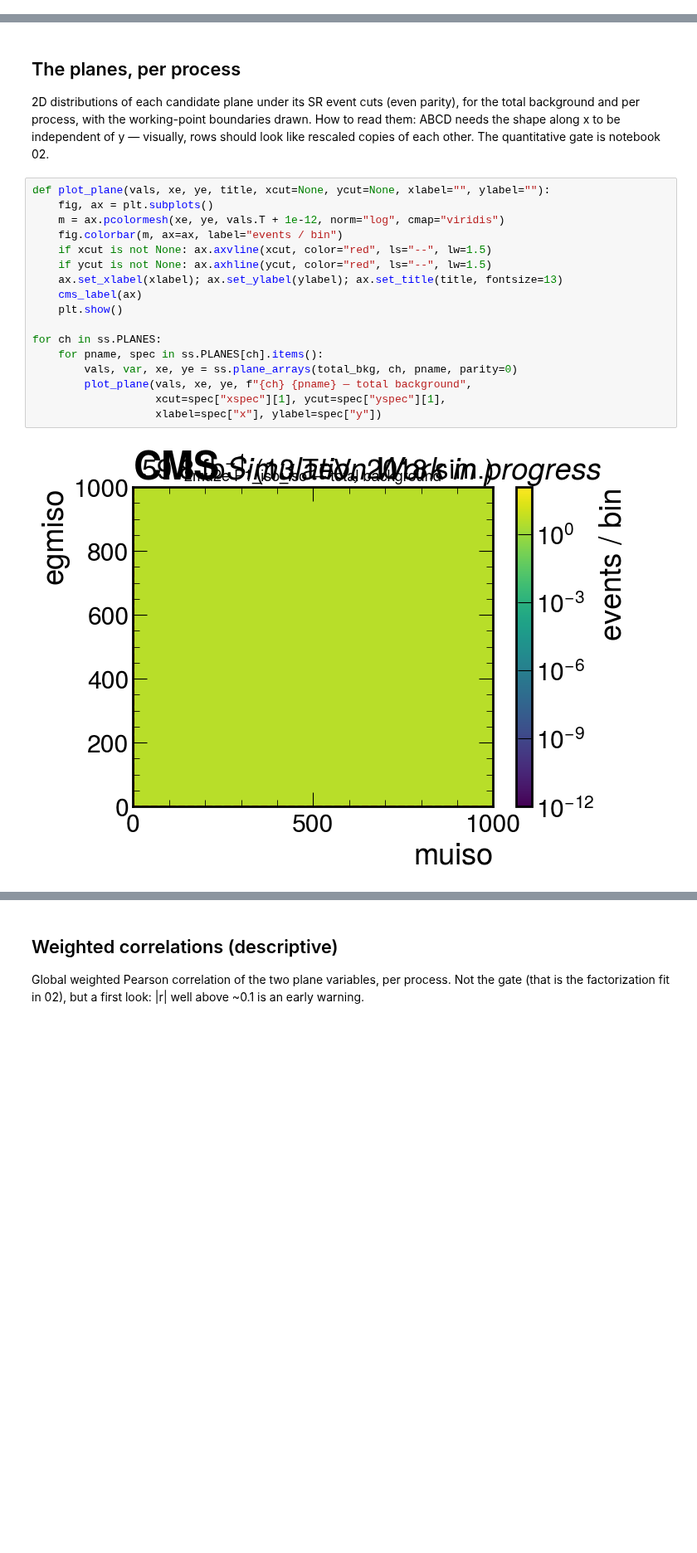
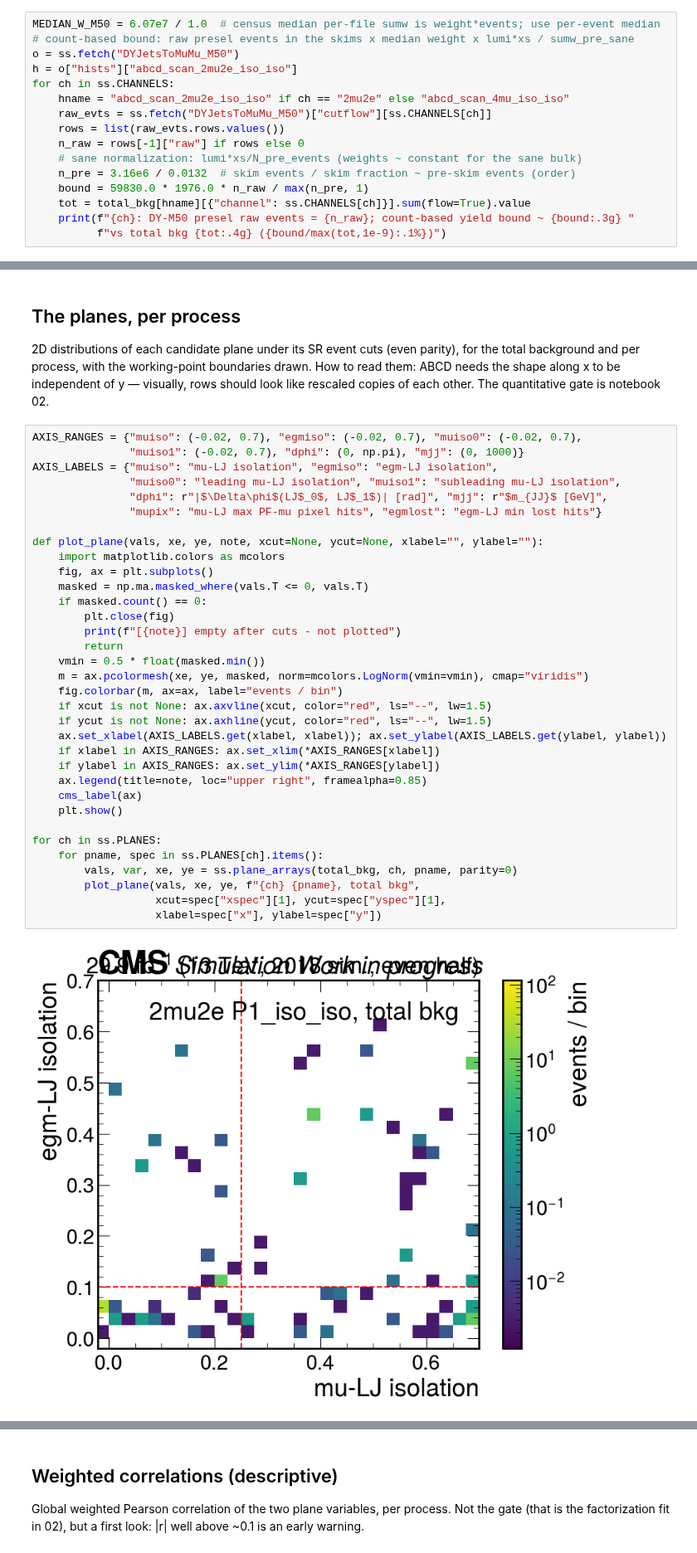
Before and after one commit to murtaza-safdari/SIDM, a Jupyter notebook: sidm/studies/abcd_plane_study/01_plane_atlas.ipynb, the cells around one changed output, grey strips where cells are left out. Shown at 83% size. Drawn from its saved outputs; the diff is of its cells as text; blank space fills up the shorter version.

```diff
--- a/sidm/studies/abcd_plane_study/01_plane_atlas.ipynb
+++ b/sidm/studies/abcd_plane_study/01_plane_atlas.ipynb
@@ -78,0 +99,16 @@ QCD_Pt50To80                       QCD         2.123e+05      3.929e+07   1.0000
+# %%
+MEDIAN_W_M50 = 6.07e7 / 1.0  # census median per-file sumw is weight*events; use per-event median
+# count-based bound: raw presel events in the skims x median weight x lumi*xs / sumw_pre_sane
+o = ss.fetch("DYJetsToMuMu_M50")
+h = o["hists"]["abcd_scan_2mu2e_iso_iso"]
+for ch in ss.CHANNELS:
+    hname = "abcd_scan_2mu2e_iso_iso" if ch == "2mu2e" else "abcd_scan_4mu_iso_iso"
+    raw_evts = ss.fetch("DYJetsToMuMu_M50")["cutflow"][ss.CHANNELS[ch]]
+    rows = list(raw_evts.rows.values())
+    n_raw = rows[-1]["raw"] if rows else 0
+    # sane normalization: lumi*xs/N_pre_events (weights ~ constant for the sane bulk)
+    n_pre = 3.16e6 / 0.0132  # skim events / skim fraction ~ pre-skim events (order)
+    bound = 59830.0 * 1976.0 * n_raw / max(n_pre, 1)
+    tot = total_bkg[hname][{"channel": ss.CHANNELS[ch]}].sum(flow=True).value
+    print(f"{ch}: DY-M50 presel raw events = {n_raw}; count-based yield bound ~ {bound:.3g} "
+          f"vs total bkg {tot:.4g} ({bound/max(tot,1e-9):.1%})")
@@ -145,21 +184,38 @@ the total background and per process, with the working-point boundaries drawn. H
 read them: ABCD needs the shape along x to be independent of y — visually, rows should
 look like rescaled copies of each other. The quantitative gate is notebook 02.
 # %%
-def plot_plane(vals, xe, ye, title, xcut=None, ycut=None, xlabel="", ylabel=""):
+AXIS_RANGES = {"muiso": (-0.02, 0.7), "egmiso": (-0.02, 0.7), "muiso0": (-0.02, 0.7),
+               "muiso1": (-0.02, 0.7), "dphi": (0, np.pi), "mjj": (0, 1000)}
+AXIS_LABELS = {"muiso": "mu-LJ isolation", "egmiso": "egm-LJ isolation",
+               "muiso0": "leading mu-LJ isolation", "muiso1": "subleading mu-LJ isolation",
+               "dphi": r"|$\Delta\phi$(LJ$_0$, LJ$_1$)| [rad]", "mjj": r"$m_{JJ}$ [GeV]",
+               "mupix": "mu-LJ max PF-mu pixel hits", "egmlost": "egm-LJ min lost hits"}
+
+def plot_plane(vals, xe, ye, note, xcut=None, ycut=None, xlabel="", ylabel=""):
+    import matplotlib.colors as mcolors
     fig, ax = plt.subplots()
-    m = ax.pcolormesh(xe, ye, vals.T + 1e-12, norm="log", cmap="viridis")
+    masked = np.ma.masked_where(vals.T <= 0, vals.T)
+    if masked.count() == 0:
+        plt.close(fig)
+        print(f"[{note}] empty after cuts - not plotted")
+        return
+    vmin = 0.5 * float(masked.min())
+    m = ax.pcolormesh(xe, ye, masked, norm=mcolors.LogNorm(vmin=vmin), cmap="viridis")
     fig.colorbar(m, ax=ax, label="events / bin")
     if xcut is not None: ax.axvline(xcut, color="red", ls="--", lw=1.5)
     if ycut is not None: ax.axhline(ycut, color="red", ls="--", lw=1.5)
-    ax.set_xlabel(xlabel); ax.set_ylabel(ylabel); ax.set_title(title, fontsize=13)
+    ax.set_xlabel(AXIS_LABELS.get(xlabel, xlabel)); ax.set_ylabel(AXIS_LABELS.get(ylabel, ylabel))
+    if xlabel in AXIS_RANGES: ax.set_xlim(*AXIS_RANGES[xlabel])
+    if ylabel in AXIS_RANGES: ax.set_ylim(*AXIS_RANGES[ylabel])
+    ax.legend(title=note, loc="upper right", framealpha=0.85)
     cms_label(ax)
     plt.show()
 
 for ch in ss.PLANES:
     for pname, spec in ss.PLANES[ch].items():
         vals, var, xe, ye = ss.plane_arrays(total_bkg, ch, pname, parity=0)
-        plot_plane(vals, xe, ye, f"{ch} {pname} — total background",
+        plot_plane(vals, xe, ye, f"{ch} {pname}, total bkg",
                    xcut=spec["xspec"][1], ycut=spec["yspec"][1],
                    xlabel=spec["x"], ylabel=spec["y"])
 # %% [output]
-[figure, old version]
+[figure, new version]
```
Also changed, not shown: parts of 11 cells of this notebook, 5 other files.
